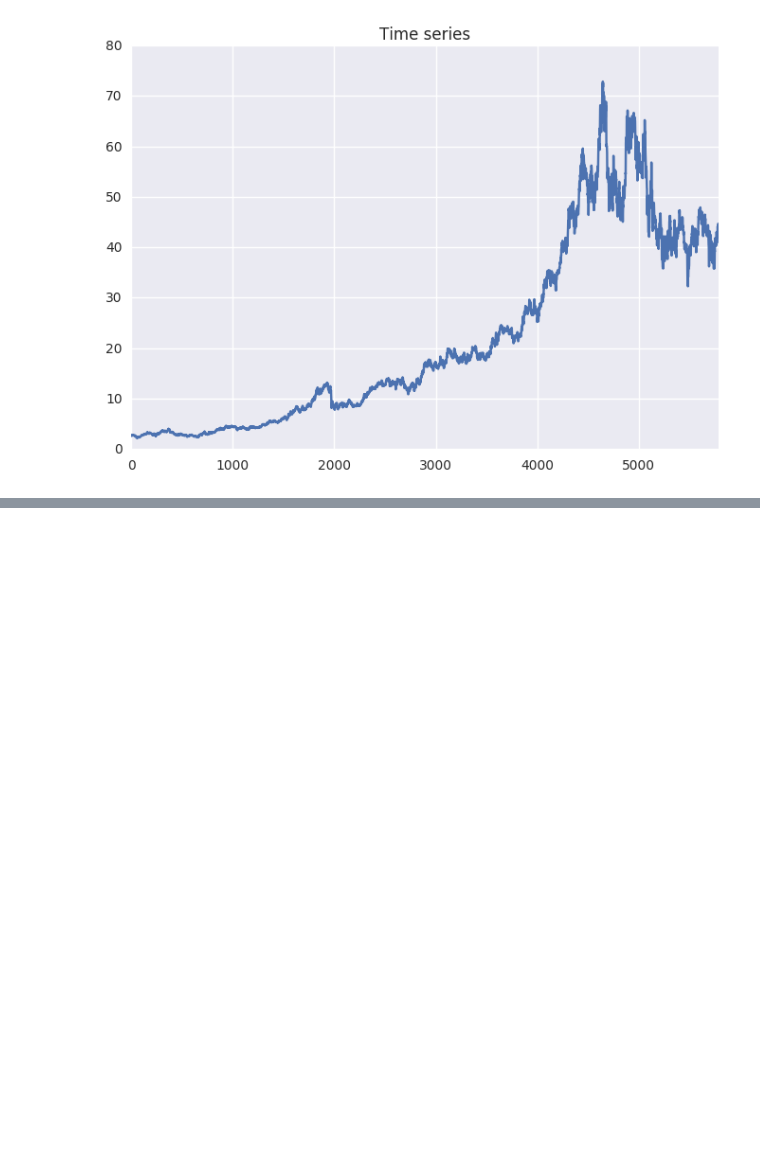
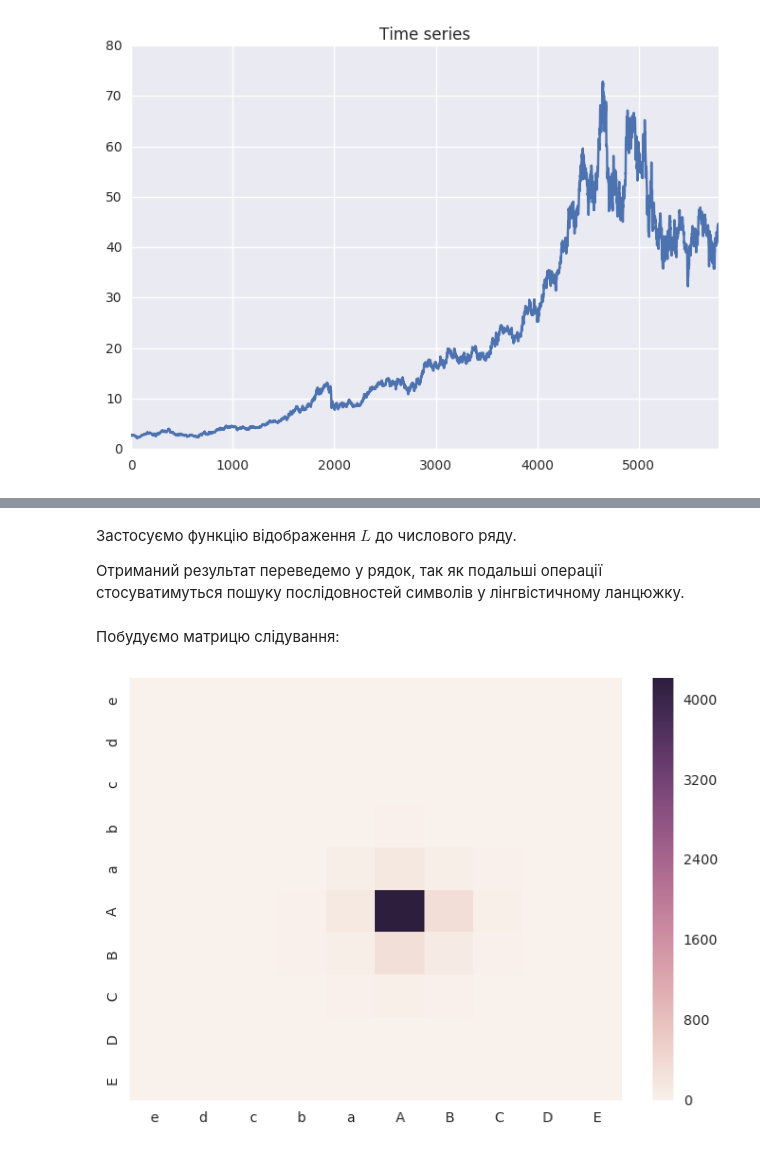
Before and after one commit to KPI-FICT-IP32/SystemModelling, a Jupyter notebook: Kovalchuk/lab08/lab08.ipynb, the cells around one changed output, grey strips where cells are left out. Drawn from its saved outputs; the diff is of its cells as text; code cells hidden in the pictures; blank space fills up the shorter version.

```diff
--- a/Kovalchuk/lab08/lab08.ipynb
+++ b/Kovalchuk/lab08/lab08.ipynb
@@ -198,0 +140,2 @@ sns.heatmap(probability_mtx_a10);
+# %%
+d1_sorted = d1_series.sort_values()
@@ -198,0 +144,18 @@ sns.heatmap(probability_mtx_a10);
+# %%
+slice_bounds_d1_a10 = get_slice_bounds(d1_sorted, len(alphabet))
+# %% [markdown]
+Застосуємо функцію відображення $L$ до числового ряду.
+
+Отриманий результат переведемо у рядок, так як подальші операції стосуватимуться пошуку послідовностей символів у лінгвістичному ланцюжку.
+# %%
+y_1_a10 = d1_series.apply(lambda x: num_to_char(x, slice_bounds_d1_a10, alphabet))
+linguistic_seq_1_a10 = ''.join(y_1_a10.tolist())
+# %% [markdown]
+Побудуємо матрицю слідування:
+# %%
+follow_matrix_1_a10 = build_follow_matrix(linguistic_seq_1_a10,
+                                          alphabet=alphabet)
+
+sns.heatmap(follow_matrix_1_a10);
+# %% [output]
+[figure, added]
```
Also changed, not shown: parts of 66 cells of this notebook.
